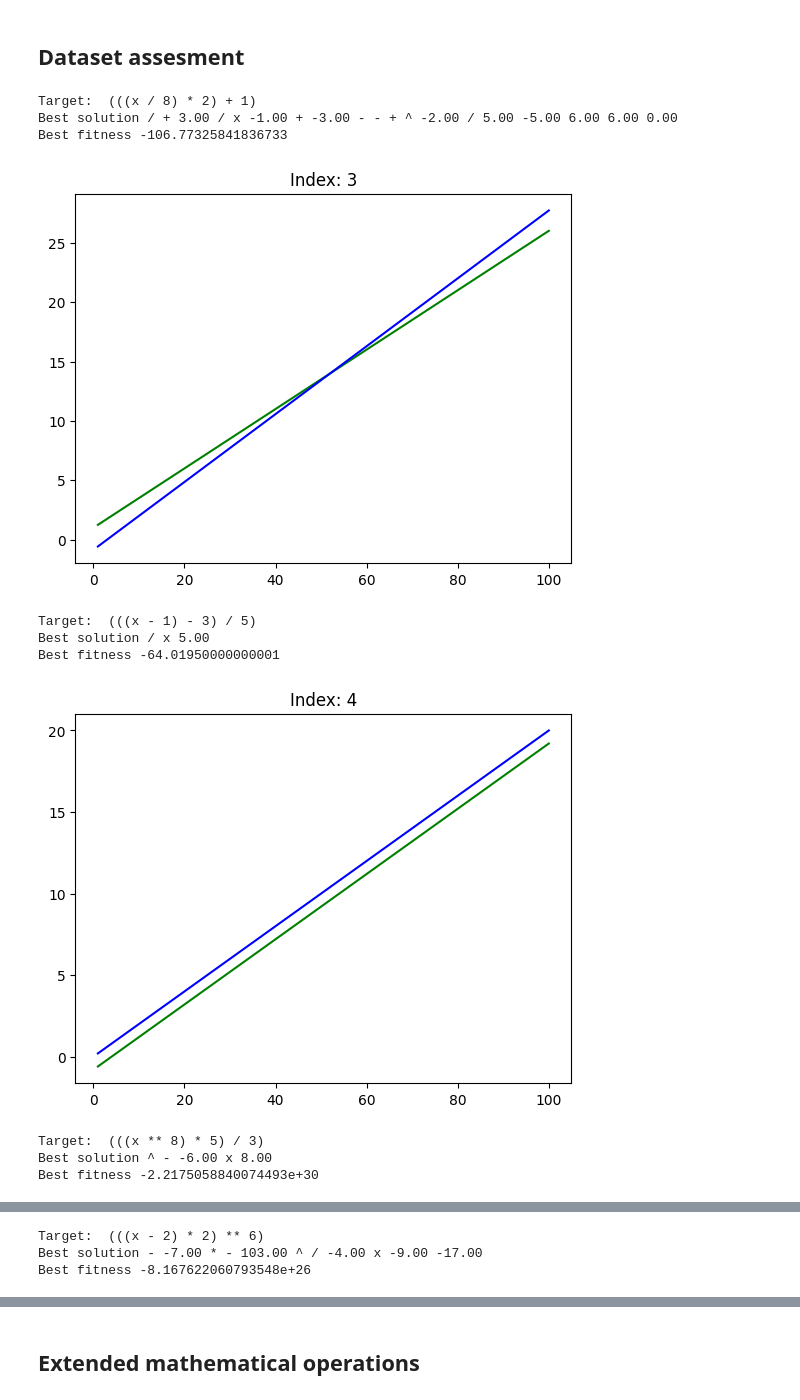
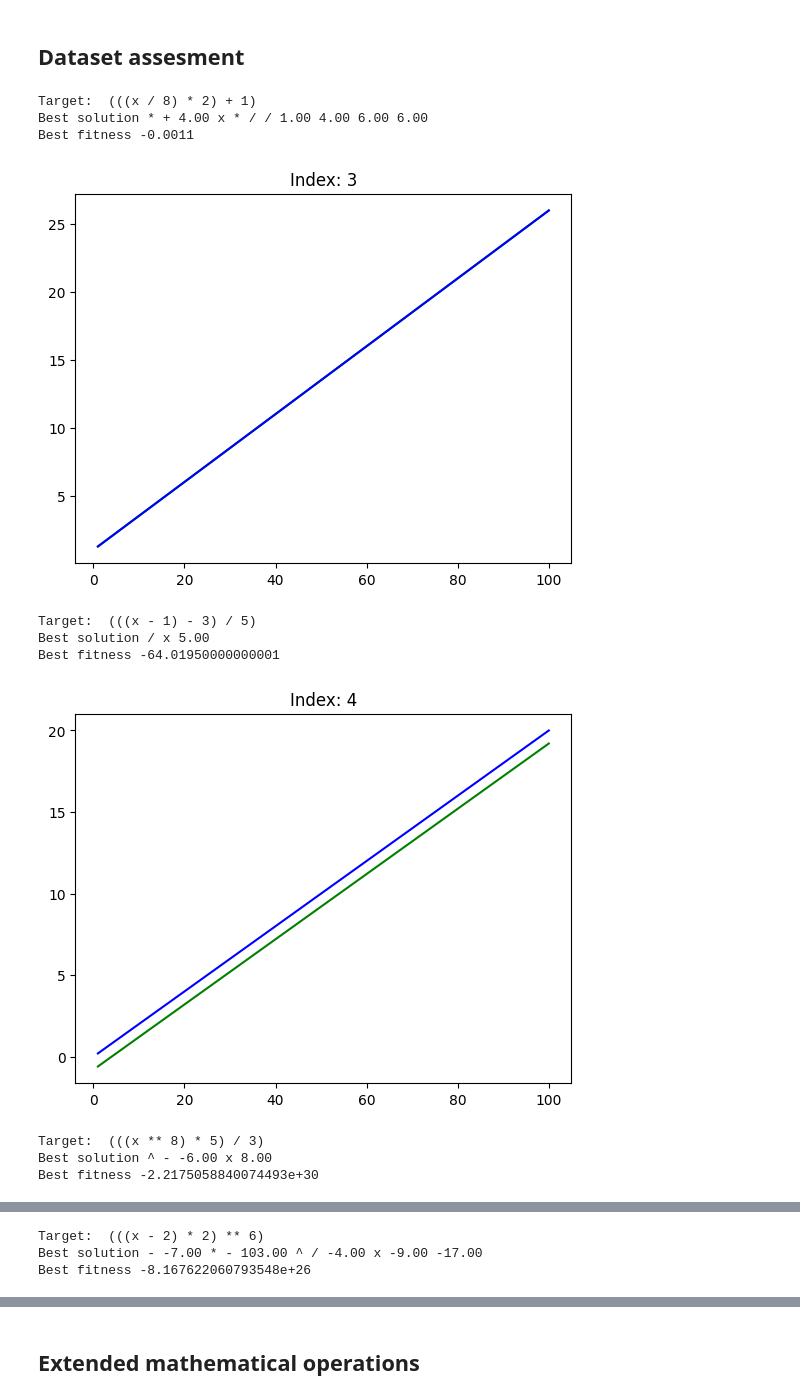
Before and after one commit to galgantar/Inteligentni-sistemi, a Jupyter notebook: seminarska 1/training.ipynb, the cells around one changed output, grey strips where cells are left out. Saved outputs shown, nothing was run; the diff lists cells and outputs as text; code cells hidden in the pictures.

Commit message:
combine best_models_1 and best_models_2

```diff
--- a/seminarska 1/training.ipynb
+++ b/seminarska 1/training.ipynb
@@ -360,3 +360,33 @@ def predict_function(train_params):
     solution, solution_fitness, solution_idx = ga_instance.best_solution()
 
     return fromIntArray(solution), solution_fitness
+# %%
+# combine best models from best_models_1 and best_models_2
+
+best_models_1 = pickle.load(open('best_models_1.pkl', 'rb'))
+best_models_2 = pickle.load(open('best_models_2.pkl', 'rb'))
+
+equation_indices = range(2, 101)
+
+best_models = [(-float("inf"), None, None) for _ in range(100)]
+
+with open("dataset.csv") as file:
+    reader = csv.reader(file)
+
+    index = 1
+    for row in reader:
+        target = row[0]
+
+        xs = np.fromstring(row[1][1:-1], sep=", ")
+        ys = np.fromstring(row[2][1:-1], sep=", ")
+
+        if index in equation_indices:
+            print("combining", index)
+            if best_models_1[index][0] > best_models_2[index][0]:
+                best_models[index] = best_models_1[index]
+            else:
+                best_models[index] = best_models_2[index]
+        index += 1
+
+with open(best_models_file, 'wb') as file:
+    pickle.dump(best_models, file)
@@ -481,14 +500,14 @@ def graph_predictions(best_models_filename, dataset_filename, indices, specific_
 ## Dataset assesment
 # %%
 # indices = range(101)
-indices = [94]
+indices = range(1, 101)
 
 graph_predictions(best_models_filename='best_models.pkl', dataset_filename='dataset.csv', indices=indices)
 # %% [output]
 Target:  (((x / 8) * 2) + 1)
-Best solution / + 3.00 / x -1.00 + -3.00 - - + ^ -2.00 / 5.00 -5.00 6.00 6.00 0.00
-Best fitness -106.77325841836733
+Best solution * + 4.00 x * / / 1.00 4.00 6.00 6.00
+Best fitness -0.0011
-[figure, old version]
+[figure, new version]
 Target:  (((x - 1) - 3) / 5)
 Best solution / x 5.00
 Best fitness -64.01950000000001
```
Also changed, not shown: parts of 3 cells of this notebook, 1 other file.
